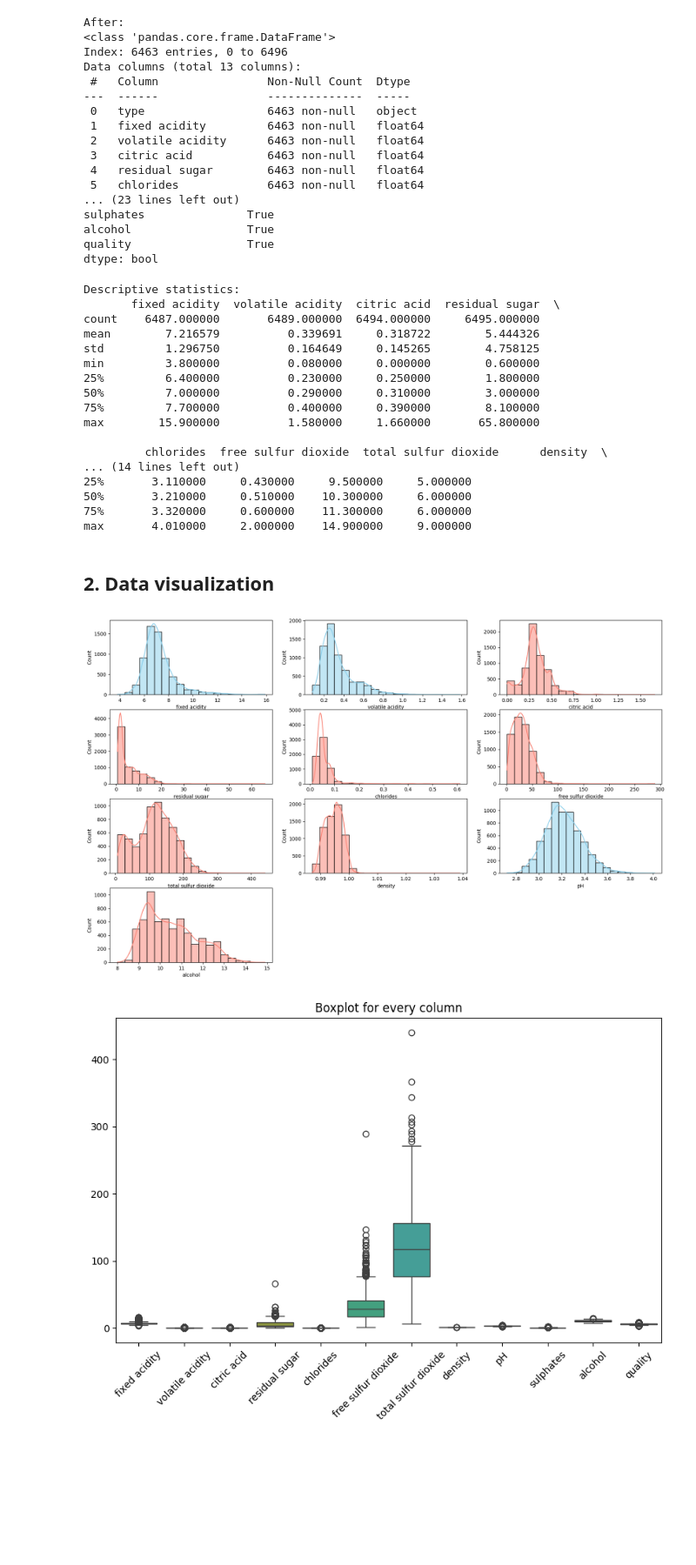
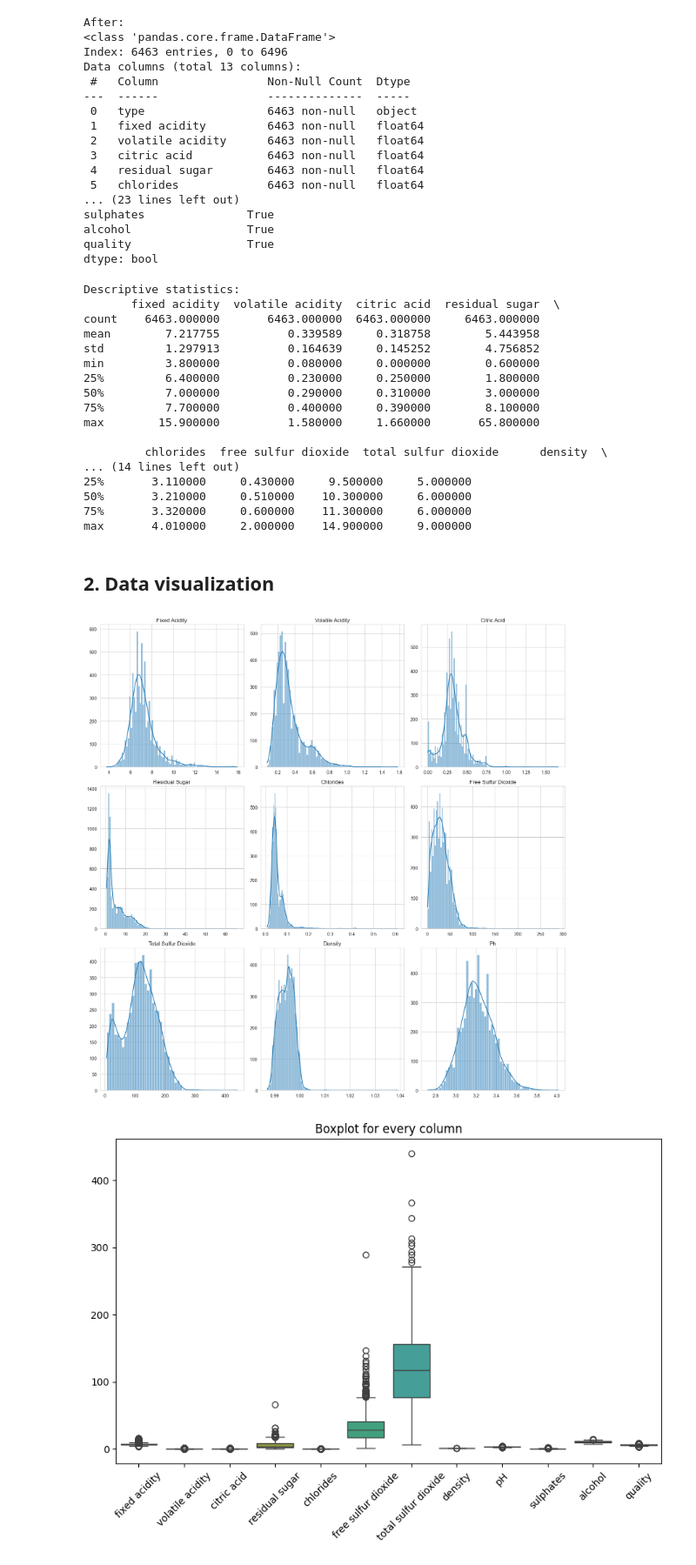
Before and after one commit to javali6/Wine-Quality-EAD, a Jupyter notebook: main.ipynb, the cells around one changed output. Shown at 87% size. Drawn from its saved outputs; the diff is of its cells as text; code cells hidden in the pictures; blank space fills up the shorter version.

```diff
--- a/main.ipynb
+++ b/main.ipynb
@@ -122,13 +122,13 @@ dtype: bool
 
 # Percentile - how many of the values are less than the given percentile.
 print("\nDescriptive statistics:")
-print(data.describe())
+print(cleared_data.describe())
 # %% [output]
 Descriptive statistics:
        fixed acidity  volatile acidity  citric acid  residual sugar  \
-count    6487.000000       6489.000000  6494.000000     6495.000000
-mean        7.216579          0.339691     0.318722        5.444326
-std         1.296750          0.164649     0.145265        4.758125
+count    6463.000000       6463.000000  6463.000000     6463.000000
+mean        7.217755          0.339589     0.318758        5.443958
+std         1.297913          0.164639     0.145252        4.756852
 min         3.800000          0.080000     0.000000        0.600000
 25%         6.400000          0.230000     0.250000        1.800000
 50%         7.000000          0.290000     0.310000        3.000000
@@ -143,53 +143,29 @@ max        15.900000          1.580000     1.660000       65.800000
 max       4.010000     2.000000    14.900000     9.000000
 # %% [markdown]
 ## 2. Data visualization
-# %%
-# Histographs
-plt.figure(figsize=(20, 32))
-plt.subplot(10, 3, 1)
-sns.histplot(cleared_data['fixed acidity'], bins=20, kde=True, color='skyblue')
-# plt.title('Fixed acidity distribution')
-
-plt.subplot(10, 3, 2)
-sns.histplot(cleared_data['volatile acidity'], bins=20, kde=True, color='skyblue')
-# plt.title('Volatile acidity distribution')
-
-plt.subplot(10, 3, 3)
-sns.histplot(cleared_data['citric acid'], bins=20, kde=True, color='salmon')
-# plt.title('Citric acid distribution')
-
-plt.subplot(10, 3, 4)
-sns.histplot(cleared_data['residual sugar'], bins=20, kde=True, color='salmon')
-# plt.title('Residual sugar distribution')
-
-plt.subplot(10, 3, 5)
-sns.histplot(cleared_data['chlorides'], bins=20, kde=True, color='salmon')
-# plt.title('Chlorides distribution')
-
-plt.subplot(10, 3, 6)
-sns.histplot(cleared_data['free sulfur dioxide'], bins=20, kde=True, color='salmon')
-# plt.title('Free sulfur dioxide distribution')
-
-plt.subplot(10, 3, 7)
-sns.histplot(cleared_data['total sulfur dioxide'], bins=20, kde=True, color='salmon')
-# plt.title('Total sulfur dioxide distribution')
-
-plt.subplot(10, 3, 8)
-sns.histplot(cleared_data['density'], bins=20, kde=True, color='salmon')
-# plt.title('Density distribution')
-
-plt.subplot(10, 3, 9)
-sns.histplot(cleared_data['pH'], bins=20, kde=True, color='skyblue')
-# plt.title('pH distribution')
-
-plt.subplot(10, 3, 10)
-sns.histplot(cleared_data['alcohol'], bins=20, kde=True, color='salmon')
-# plt.title('Alcohol distribution')
-
-
-plt.show()
-# %% [output]
-[figure, removed]
+# %%
+# Set the aesthetic style of the plots
+sns.set_style("whitegrid")
+
+# Creating a figure for multiple subplots
+fig, axes = plt.subplots(nrows=3, ncols=3, figsize=(15, 15))
+
+# List of columns for distribution plots
+columns_to_plot = ['fixed acidity', 'volatile acidity', 'citric acid',
+                   'residual sugar', 'chlorides', 'free sulfur dioxide',
+                   'total sulfur dioxide', 'density', 'pH']
+
+# Plotting distributions of various chemical characteristics
+for col, ax in zip(columns_to_plot, axes.flatten()):
+    sns.histplot(cleared_data[col], kde=True, ax=ax)
+    ax.set_title(col.replace("_", " ").title())
+    ax.set_xlabel('')
+    ax.set_ylabel('')
+
+plt.tight_layout()
+plt.show()
+# %% [output]
+[figure, added]
 # %%
 # Boxplot
 plt.figure(figsize=(10, 6))
```
Also changed, not shown: parts of 4 cells of this notebook.
